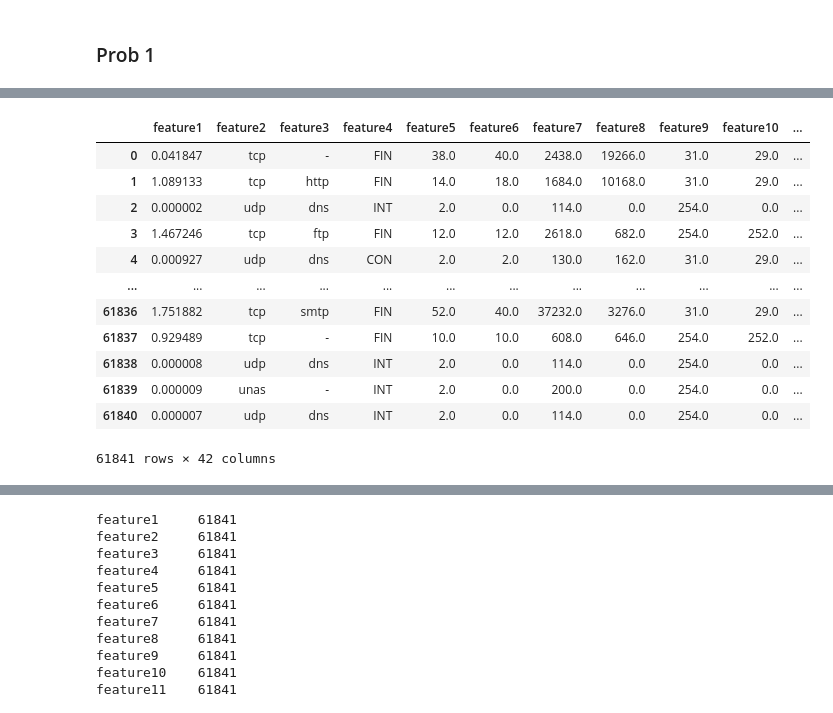
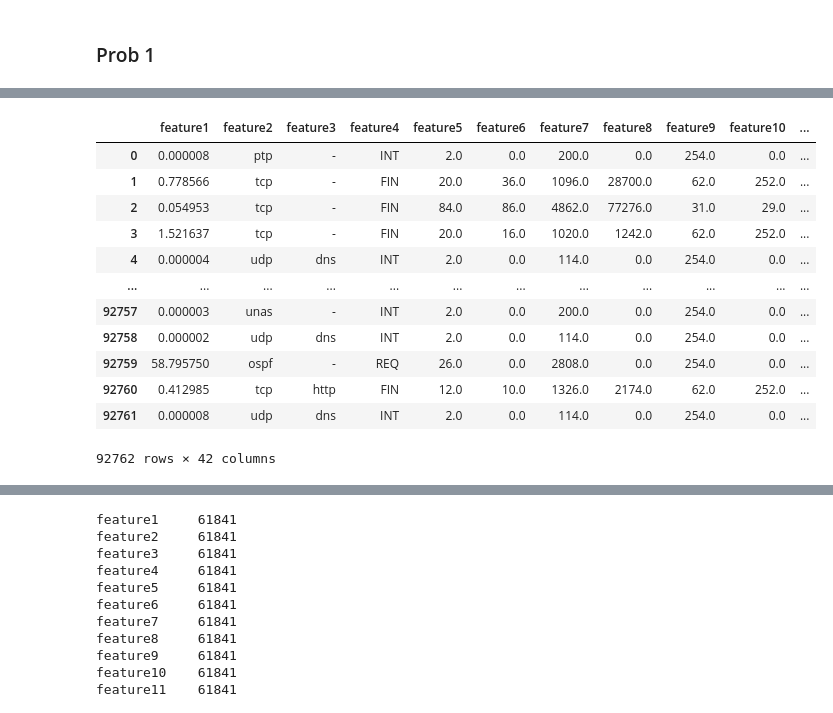
Before and after one commit to TrNgTinh/MLOps-Marathon-2023, a Jupyter notebook: file_test.ipynb, the cells around one changed output, grey strips where cells are left out. Saved outputs shown, nothing was run; the diff lists cells and outputs as text; code cells hidden in the pictures.

Commit message:
Update Stactic  Data

```diff
--- a/file_test.ipynb
+++ b/file_test.ipynb
@@ -66,17 +84,17 @@ Name: feature4, Length: 61841, dtype: object
 # %%
-df2 = pd.read_parquet('data/raw_data/phase-2/prob-2/raw_train.parquet')
+df2 = pd.read_parquet('data/raw_data/phase-3/prob-2/raw_train.parquet')
 df2
 # %% [output]
 |  | feature1 | feature2 | feature3 | feature4 | feature5 | feature6 | feature7 | feature8 | feature9 | feature10 | ... |
-| 0 | 0.041847 | tcp | - | FIN | 38.0 | 40.0 | 2438.0 | 19266.0 | 31.0 | 29.0 | ... |
-| 1 | 1.089133 | tcp | http | FIN | 14.0 | 18.0 | 1684.0 | 10168.0 | 31.0 | 29.0 | ... |
-| 2 | 0.000002 | udp | dns | INT | 2.0 | 0.0 | 114.0 | 0.0 | 254.0 | 0.0 | ... |
-| 3 | 1.467246 | tcp | ftp | FIN | 12.0 | 12.0 | 2618.0 | 682.0 | 254.0 | 252.0 | ... |
-| 4 | 0.000927 | udp | dns | CON | 2.0 | 2.0 | 130.0 | 162.0 | 31.0 | 29.0 | ... |
+| 0 | 0.000008 | ptp | - | INT | 2.0 | 0.0 | 200.0 | 0.0 | 254.0 | 0.0 | ... |
+| 1 | 0.778566 | tcp | - | FIN | 20.0 | 36.0 | 1096.0 | 28700.0 | 62.0 | 252.0 | ... |
+| 2 | 0.054953 | tcp | - | FIN | 84.0 | 86.0 | 4862.0 | 77276.0 | 31.0 | 29.0 | ... |
+| 3 | 1.521637 | tcp | - | FIN | 20.0 | 16.0 | 1020.0 | 1242.0 | 62.0 | 252.0 | ... |
+| 4 | 0.000004 | udp | dns | INT | 2.0 | 0.0 | 114.0 | 0.0 | 254.0 | 0.0 | ... |
 | ... | ... | ... | ... | ... | ... | ... | ... | ... | ... | ... | ... |
-| 61836 | 1.751882 | tcp | smtp | FIN | 52.0 | 40.0 | 37232.0 | 3276.0 | 31.0 | 29.0 | ... |
-| 61837 | 0.929489 | tcp | - | FIN | 10.0 | 10.0 | 608.0 | 646.0 | 254.0 | 252.0 | ... |
-| 61838 | 0.000008 | udp | dns | INT | 2.0 | 0.0 | 114.0 | 0.0 | 254.0 | 0.0 | ... |
-| 61839 | 0.000009 | unas | - | INT | 2.0 | 0.0 | 200.0 | 0.0 | 254.0 | 0.0 | ... |
-| 61840 | 0.000007 | udp | dns | INT | 2.0 | 0.0 | 114.0 | 0.0 | 254.0 | 0.0 | ... |
+| 92757 | 0.000003 | unas | - | INT | 2.0 | 0.0 | 200.0 | 0.0 | 254.0 | 0.0 | ... |
+| 92758 | 0.000002 | udp | dns | INT | 2.0 | 0.0 | 114.0 | 0.0 | 254.0 | 0.0 | ... |
+| 92759 | 58.795750 | ospf | - | REQ | 26.0 | 0.0 | 2808.0 | 0.0 | 254.0 | 0.0 | ... |
+| 92760 | 0.412985 | tcp | http | FIN | 12.0 | 10.0 | 1326.0 | 2174.0 | 62.0 | 252.0 | ... |
+| 92761 | 0.000008 | udp | dns | INT | 2.0 | 0.0 | 114.0 | 0.0 | 254.0 | 0.0 | ... |
-61841 rows × 42 columns
+92762 rows × 42 columns
```
Also changed, not shown: parts of 7 cells of this notebook, 3 other files.
